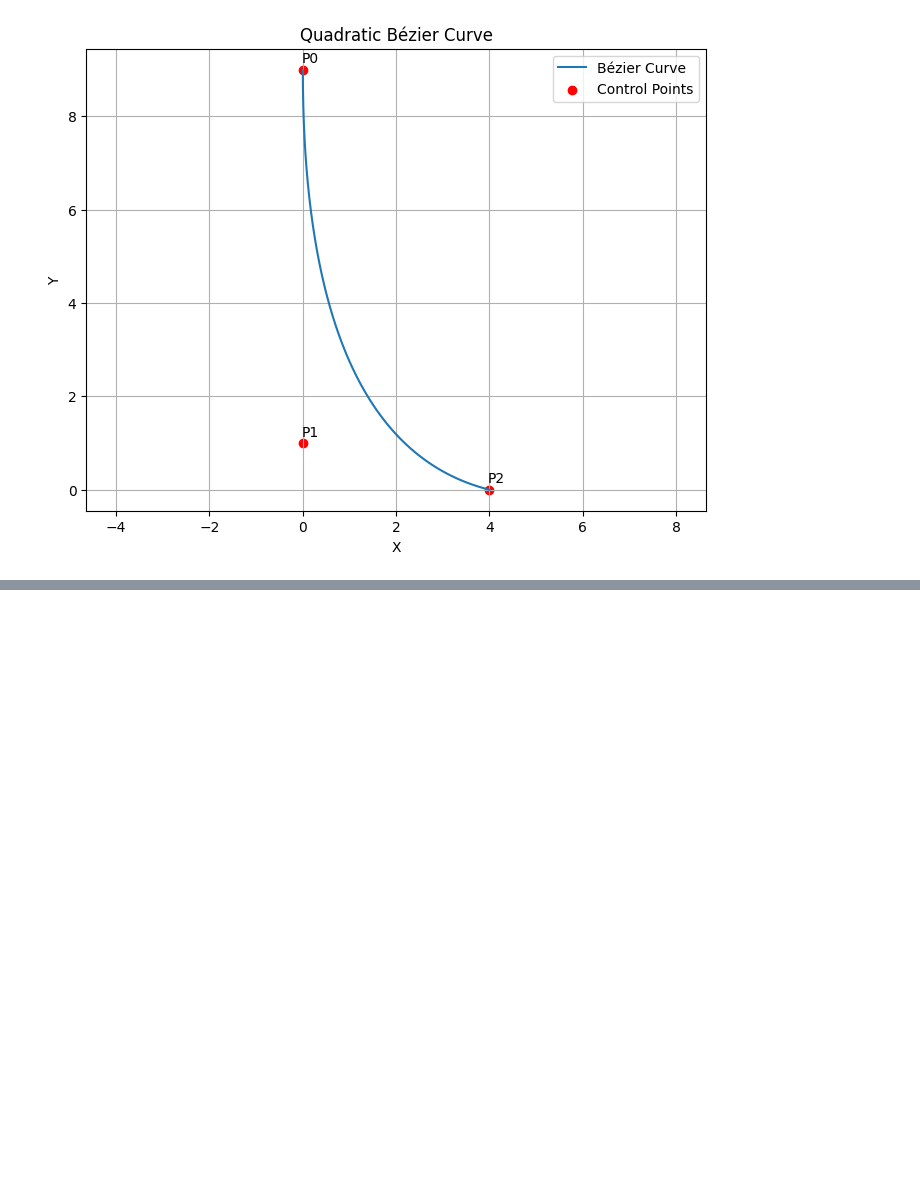
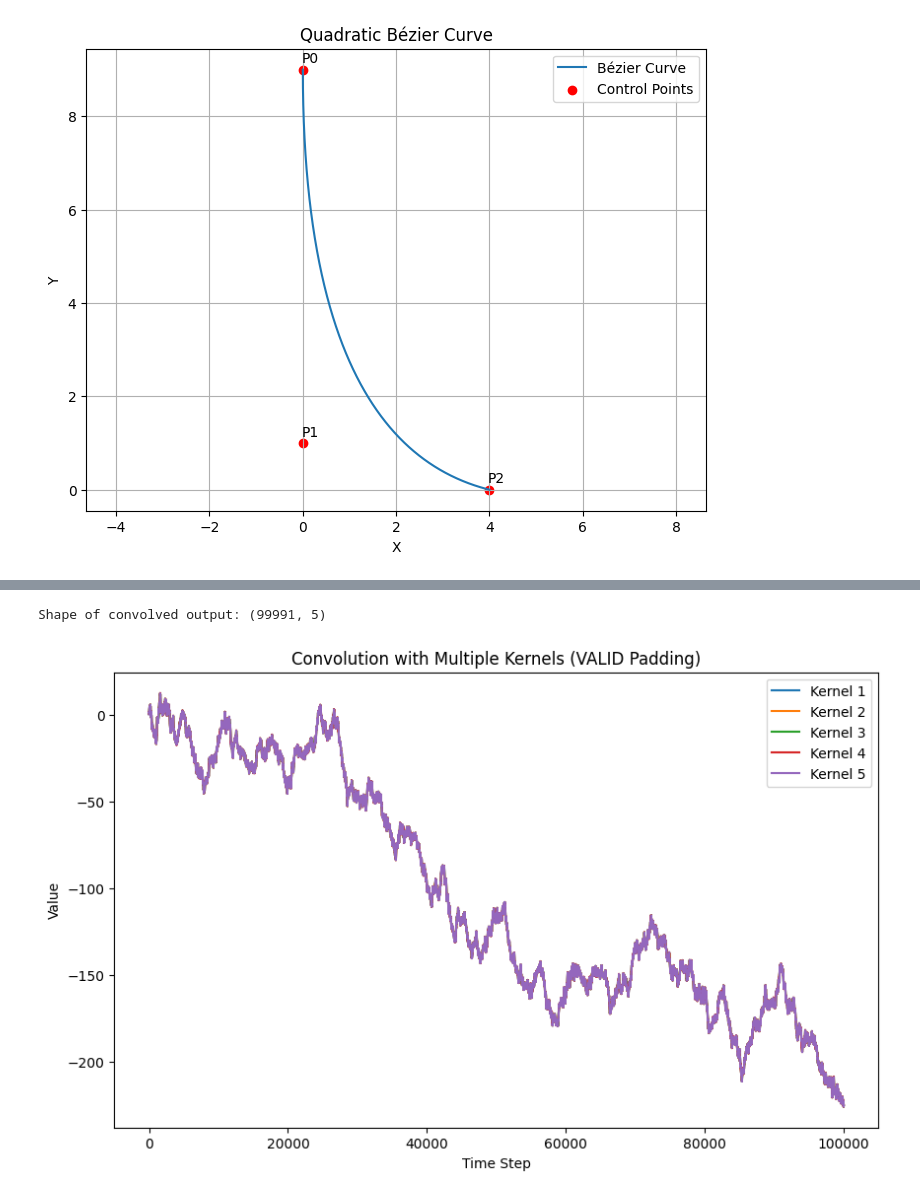
Before and after one commit to okuhlemadondo/Formulaic-Alpha-Search, a Jupyter notebook: transform-implementations.ipynb, the cells around one changed output, grey strips where cells are left out. Saved outputs shown, nothing was run; the diff lists cells and outputs as text; code cells hidden in the pictures; blank space fills up the shorter version.

```diff
--- a/transform-implementations.ipynb
+++ b/transform-implementations.ipynb
@@ -578,0 +752,74 @@ array([0.      , 0.0055  , 0.010704, 0.01561 , 0.02022 , 0.02454 ,
+# %%
+def convolve_time_series(time_series, kernel_functions):
+    """
+    Applies a set of kernel functions to a 1D time series using tf.nn.convolution
+    with stride 1 and "VALID" padding.
+
+    Args:
+        time_series: A 1D numpy array representing the time series data.
+        kernel_functions: A 2D numpy array where each row is a kernel function.
+                         Shape: (num_kernel_functions, kernel_length).
+
+    Returns:
+        A TensorFlow tensor with shape [out_width, num_kernel_functions],
+        where out_width = time_series_length - kernel_length + 1.
+    """
+
+    # 1. Prepare the data for tf.nn.convolution
+    time_series = np.expand_dims(time_series, axis=(0, -1))  # Shape: (1, time_series_length, 1)
+    kernel_functions = np.expand_dims(kernel_functions, axis=1)  # Shape: (num_kernel_functions, 1, kernel_length)
+    kernel_functions = np.transpose(kernel_functions, (2, 1, 0))  # Shape: (kernel_length, 1, num_kernel_functions)
+
+    time_series = tf.convert_to_tensor(time_series, dtype=tf.float32)
+    kernel_functions = tf.convert_to_tensor(kernel_functions, dtype=tf.float32)
+
+    # 2. Perform the convolution
+    convolved = tf.nn.convolution(
+        input=time_series,
+        filters=kernel_functions,
+        padding='VALID',
+        strides=1,
+    )
+
+    # Remove the batch dimension
+    convolved = tf.squeeze(convolved, axis=0)
+
+    return convolved
+
+
+# Example Usage
+if __name__ == '__main__':
+    # Example Time Series
+    length = 100000
+    sample_rate = 10
+    time_series = tsa.symmetric_random_walk(length, sample_rate)
+
+    # Example Kernel Functions
+    num_kernel_functions = 5
+    kernel_length = 10
+    kernel_functions = np.random.rand(num_kernel_functions, kernel_length)
+
+    # Optionally, normalize the kernels
+    kernel_functions = kernel_functions / np.sum(kernel_functions, axis=1, keepdims=True)
+
+    # Apply the convolution
+    convolved_output = convolve_time_series(time_series, kernel_functions)
+
+    # Print the shape of the output
+    print("Shape of convolved output:", convolved_output.shape)  # Should be (91, 5)
+
+    # Visualize (optional)
+    import matplotlib.pyplot as plt
+
+    plt.figure(figsize=(10, 6))
+    for i in range(num_kernel_functions):
+        plt.plot(convolved_output[:, i].numpy(), label=f"Kernel {i+1}")
+
+    plt.xlabel("Time Step")
+    plt.ylabel("Value")
+    plt.title("Convolution with Multiple Kernels (VALID Padding)")
+    plt.legend()
+    plt.show()
+# %% [output]
+Shape of convolved output: (99991, 5)
+[figure, added]
```
Also changed, not shown: parts of 6 cells of this notebook.
